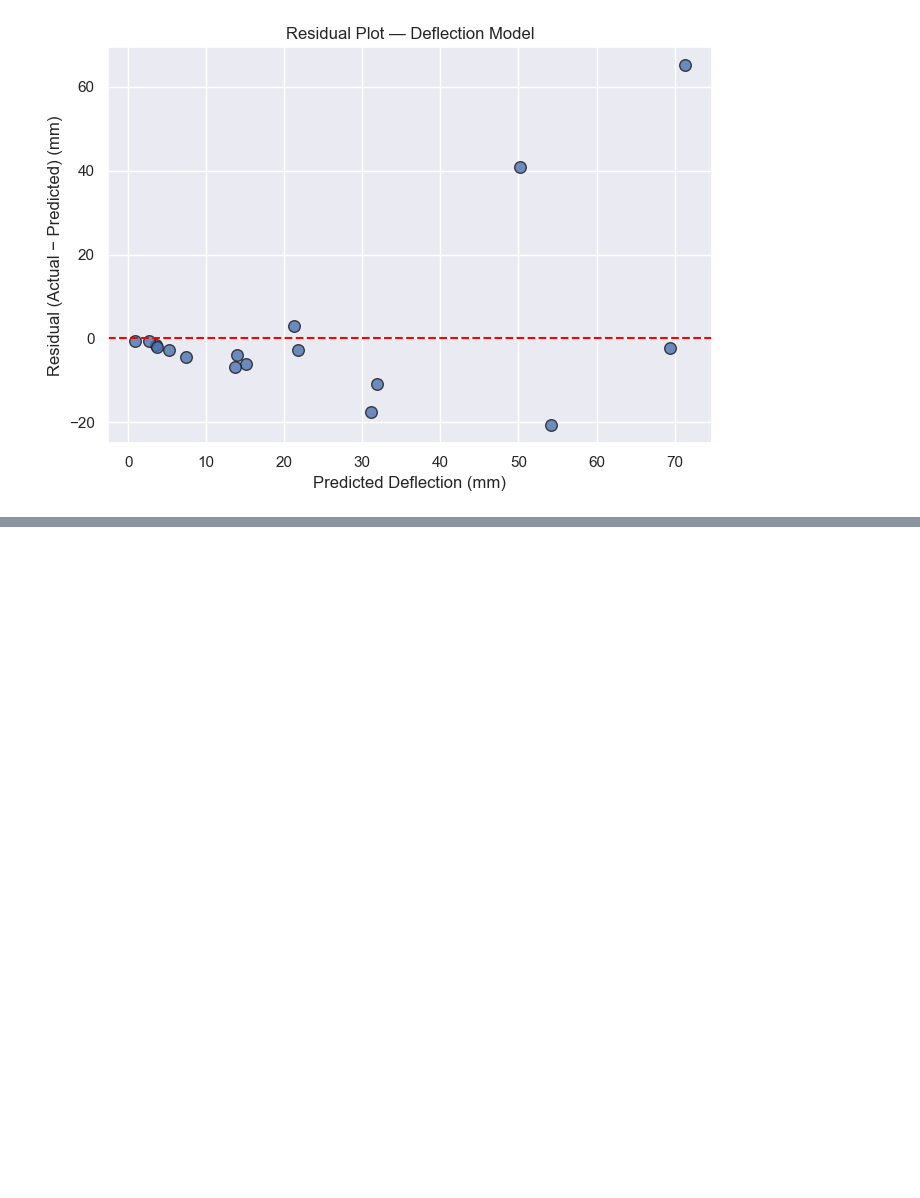
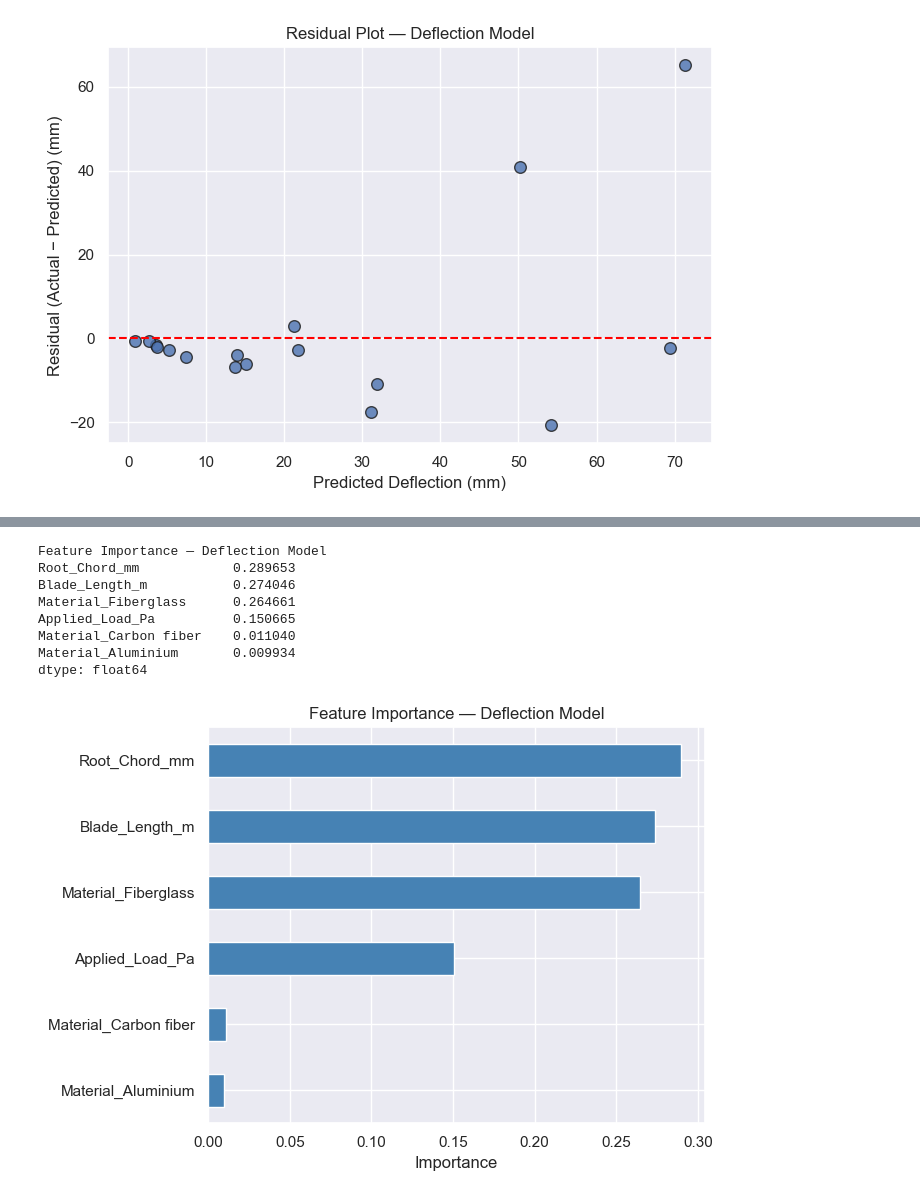
Before and after one commit to AMGhalcyon/Wind_Turbine_Project, a Jupyter notebook: Python/ML_Models.ipynb, the cells around one changed output, grey strips where cells are left out. Drawn from its saved outputs; the diff is of its cells as text; code cells hidden in the pictures; blank space fills up the shorter version.

```diff
--- a/Python/ML_Models.ipynb
+++ b/Python/ML_Models.ipynb
@@ -140,0 +169,26 @@ plt.show()
+# %%
+# Deformation model
+deflection_importance = pd.Series(
+    deflection_model.feature_importances_, index=X_train_deflection.columns
+).sort_values(ascending=False)
+
+print("Feature Importance — Deflection Model")
+print(deflection_importance)
+
+fig, ax = plt.subplots(figsize=(7, 5))
+deflection_importance.plot(kind="barh", ax=ax, color="steelblue")
+ax.invert_yaxis()
+ax.set_xlabel("Importance")
+ax.set_title("Feature Importance — Deflection Model")
+plt.tight_layout()
+plt.show()
+# %% [output]
+Feature Importance — Deflection Model
+Root_Chord_mm            0.289653
+Blade_Length_m           0.274046
+Material_Fiberglass      0.264661
+Applied_Load_Pa          0.150665
+Material_Carbon fiber    0.011040
+Material_Aluminium       0.009934
+dtype: float64
+[figure, added]
```
Also changed, not shown: parts of 2 cells of this notebook, 3 other files.
